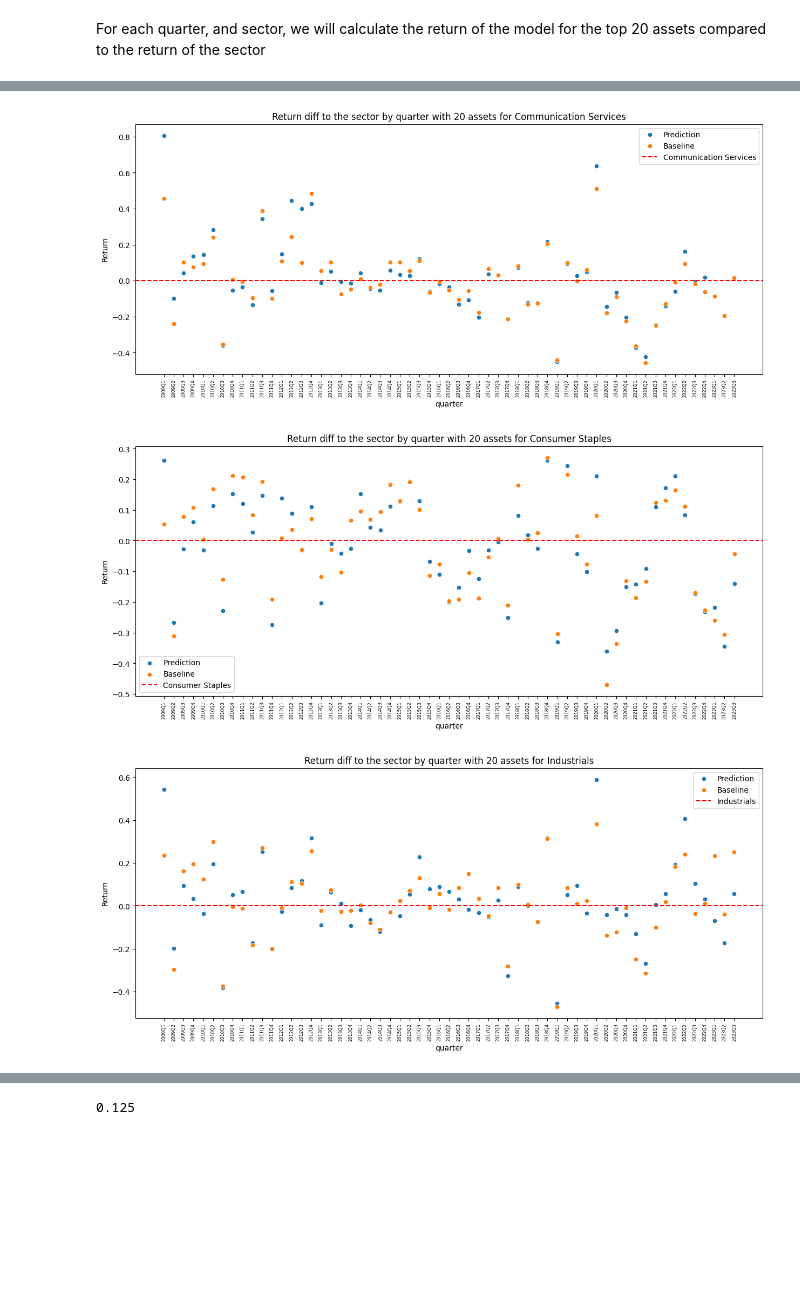
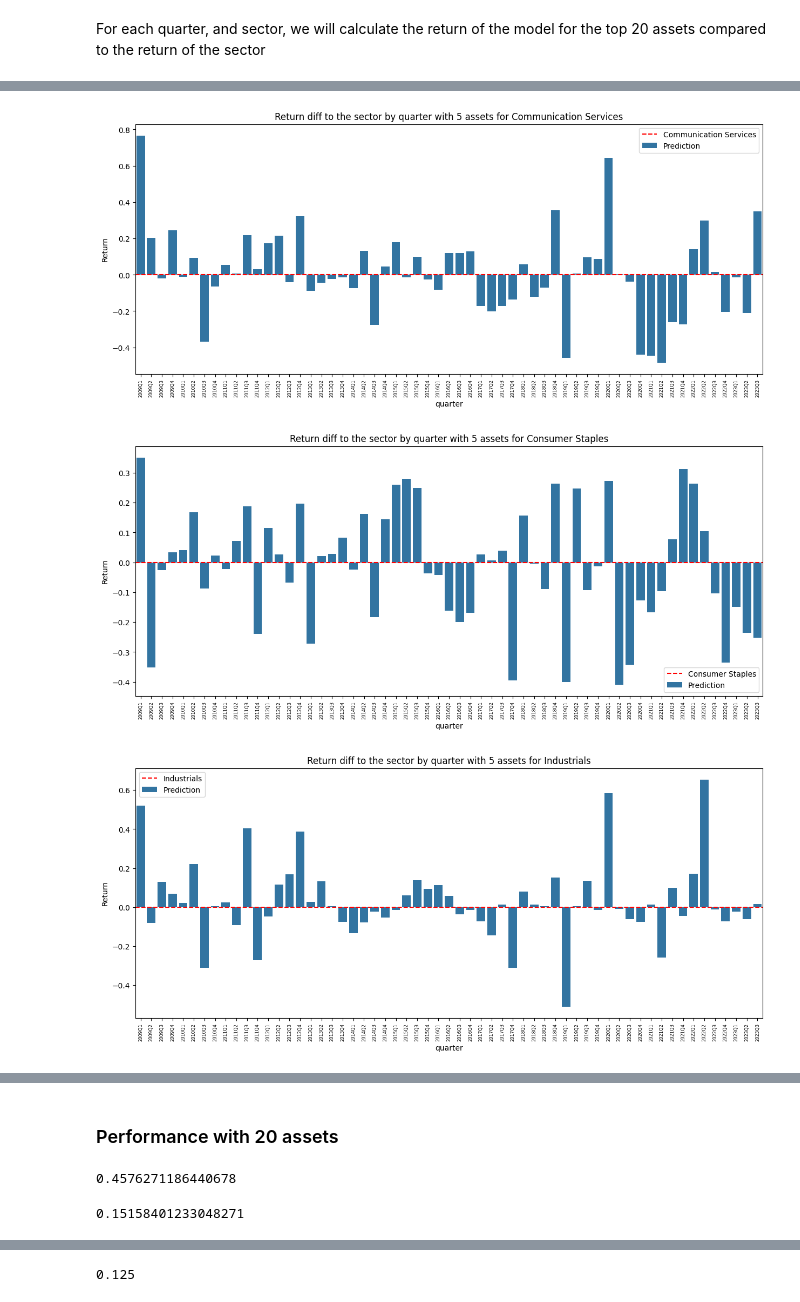
Before and after one commit to Zrive/zrive-ds-4q24-asset-ranking, a Jupyter notebook: src/training_models.ipynb, the cells around one changed output, grey strips where cells are left out. Saved outputs shown, nothing was run; the diff lists cells and outputs as text; code cells hidden in the pictures; blank space fills up the shorter version.

```diff
--- a/src/training_models.ipynb
+++ b/src/training_models.ipynb
@@ -84,7 +84,7 @@ df_final = df_final.drop(columns=basic_features, errors='ignore')
 # Handle missing or infinite values
 df_final.replace([np.inf, -np.inf], np.nan, inplace=True)
 # %%
-info_cols = ['asset_num','quarter','sector','survivor','prices_avg','1year_price','prices_std','1year_price_variation','1year_sp500_return','asset_return_diff_sp500']
+info_cols = ['asset_num','quarter','sector','survivor','price','1year_price','prices_std','1year_price_variation','1year_sp500_return','asset_return_diff_sp500']
 target_col = 'asset_return_gt_sp500'
 df_final['new_sector'] = df_final['new_sector'].astype('category')
 
@@ -424,14 +431,13 @@ plt.show()
 # %% [markdown]
 For each quarter, and sector, we will calculate the return of the model for the top 20 assets compared to the return of the sector
 # %%
-n_assets = 20
+n_assets = 5
 sector_returns = calculate_returns(sector_df=True,n_assets=n_assets,column='asset_return_diff_sp500')
 # %%
 for sector in sector_returns['sector'].unique():
     df_sector = sector_returns[sector_returns['sector'] == sector]
     plt.subplots(figsize=(15, 6))
-    sns.scatterplot(data=df_sector, x='quarter', y='prediction_return',label='Prediction')
-    sns.scatterplot(data=df_sector, x='quarter', y='baseline_return',label='Baseline')
+    sns.barplot(data=df_sector, x='quarter', y='prediction_return',label='Prediction')
     plt.axhline(y=0.0, color='r', linestyle='--', label=sector)
     plt.title(f'Return diff to the sector by quarter with {n_assets} assets for {sector}')
     plt.ylabel('Return')
@@ -446,3 +452,3 @@ for sector in sector_returns['sector'].unique():
-[figure, old version]
+[figure, new version]
-[figure, old version]
+[figure, new version]
-[figure, old version]
+[figure, new version]
@@ -453,3 +459,5 @@ for sector in sector_returns['sector'].unique():
+# %% [markdown]
+### Performance with 20 assets
 # %%
 n_assets = 20
 sp500['date'] = sp500['date'].astype(str)
@@ -457,3 +465,11 @@ df_returns_quarters = calculate_returns(n_assets=n_assets,
                                         column='1year_price_variation').merge(sp500,
                                                                               left_on='quarter',
                                                                               right_on='date', how='left').drop(columns='date')
+# %%
+(df_returns_quarters['prediction_return'] > df_returns_quarters['1year_sp500_return']).mean()
+# %% [output]
+0.4576271186440678
+# %%
+df_returns_quarters['prediction_return'].mean()
+# %% [output]
+0.15158401233048271
```
Also changed, not shown: parts of 55 cells of this notebook, 53 other files.
